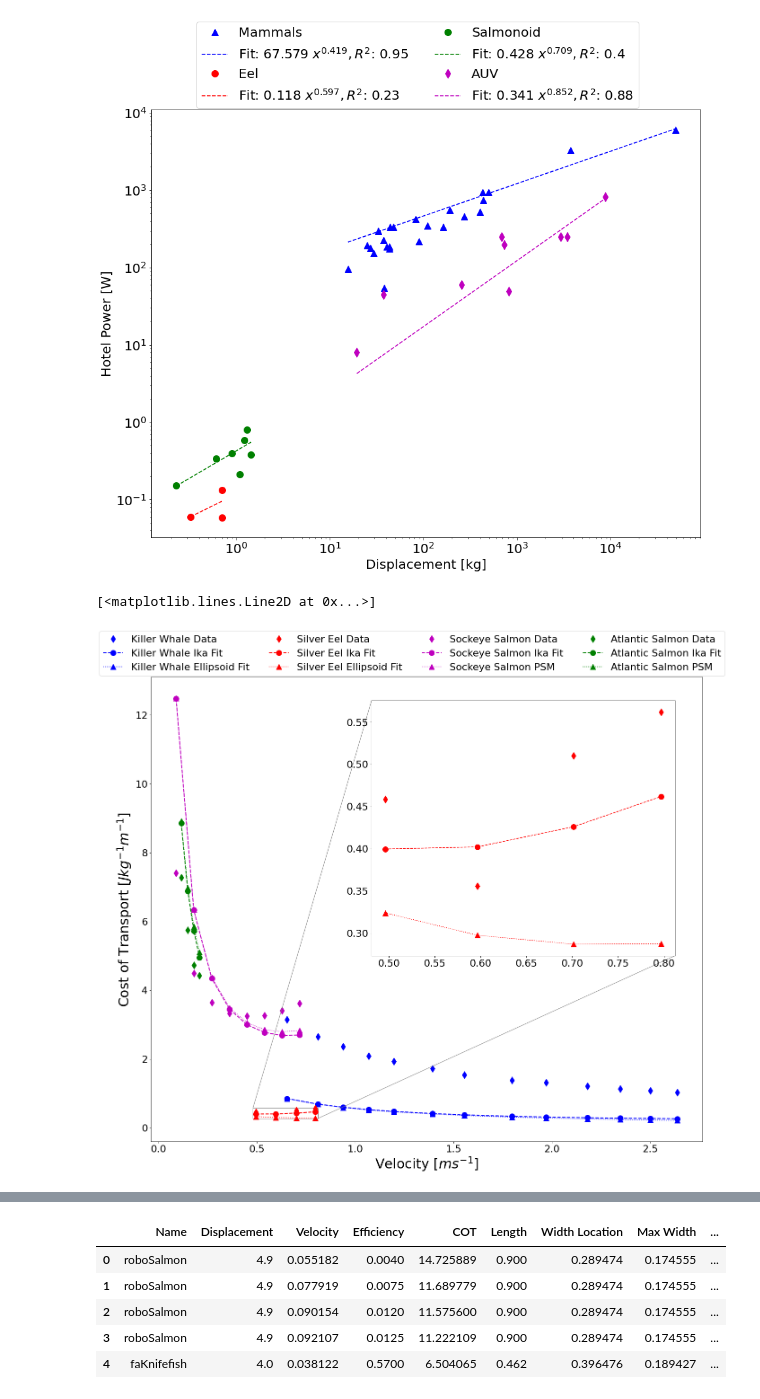
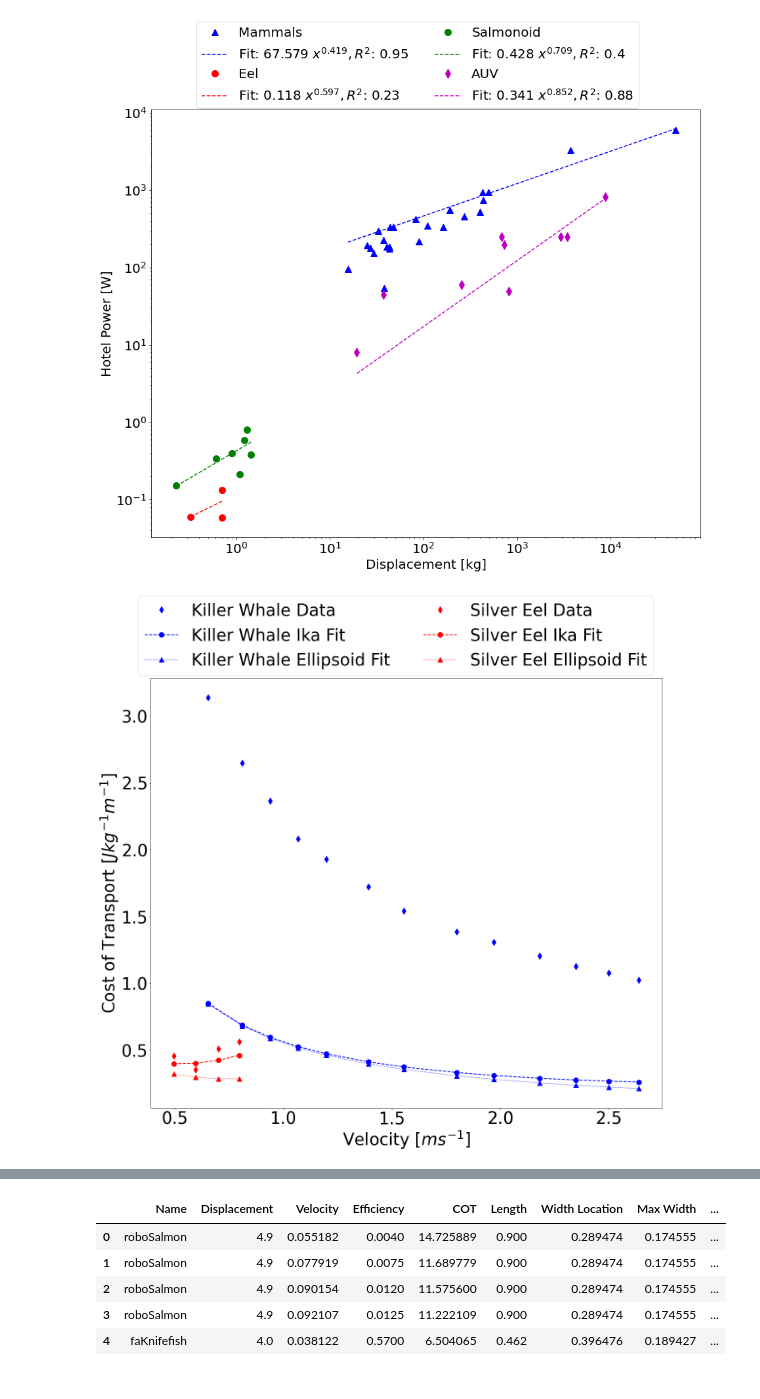
Before and after one commit to michaelcoe/Ika-Fit, a Jupyter notebook: fullCoTComparison.ipynb, the cells around one changed output, grey strips where cells are left out. Drawn from its saved outputs; the diff is of its cells as text; code cells hidden in the pictures.

```diff
--- a/fullCoTComparison.ipynb
+++ b/fullCoTComparison.ipynb
@@ -155,52 +155,24 @@ popt_kerala, r_sq_kerala = fit_data(kerala_cot["Velocity"].values, kerala_cot["C
 popt_sockeyeSalmon, r_sq_sockeyeSalmon = fit_data(sockeyeSalmon_cot["Velocity"].values, sockeyeSalmon_cot["COT_Raw"].values)
 popt_atlanticSalmon, r_sq_atlanticSalmon = fit_data(atlanticSalmon_cot["Velocity"].values, atlanticSalmon_cot["COT_Raw"].values)
 # %%
-plt.rcParams.update({'font.size': 22, 'lines.markersize':12})
+plt.rcParams.update({'font.size': 40, 'lines.markersize':12})
 fig4, ax4 = plt.subplots(figsize=(22,19))
 # Orca Data
 ax4.plot(killerWhale_cot["Velocity"], killerWhale_cot["COT_Raw"], 'bd', label='Killer Whale Data')
 #ax4.plot(killerWhale_cot["Velocity"].values, power_law(killerWhale_cot["Velocity"].values, *popt_orca), 'b-')
 ax4.plot(killerWhale_cot["Velocity"], killerWhale_cot["COT_calc"], 'bo--', label="Killer Whale Ika Fit", linewidth=2)
 ax4.plot(killerWhale_cot["Velocity"], killerWhale_cot["COT_Ellipse"], 'b^:', label="Killer Whale Ellipsoid Fit")
 
 # Silver Eel Data
 ax4.plot(silverEel_cot["Velocity"], silverEel_cot["COT_Raw"], 'rd', label='Silver Eel Data')
 #ax4.plot(silverEel_cot["Velocity"].values, power_law(silverEel_cot["Velocity"].values, *popt_silverEel), 'r-')
 ax4.plot(silverEel_cot["Velocity"], silverEel_cot["COT_calc"], 'ro--', label="Silver Eel Ika Fit", linewidth=2)
 ax4.plot(silverEel_cot["Velocity"], silverEel_cot["COT_Ellipse"], 'r^:', label="Silver Eel Ellipsoid Fit")
 
-# Sockeye Salmon Data
-ax4.plot(sockeyeSalmon_cot["Velocity"], sockeyeSalmon_cot["COT_Raw"], 'md', label='Sockeye Salmon Data')
-#ax4.plot(sockeyeSalmon_cot["Velocity"].values, power_law(sockeyeSalmon_cot["Velocity"].values, *popt_sockeyeSalmon), 'm-')
-ax4.plot(sockeyeSalmon_cot["Velocity"], sockeyeSalmon_cot["COT_calc"], 'mo--', label="Sockeye Salmon Ika Fit", linewidth=2)
-ax4.plot(sockeyeSalmon_cot["Velocity"], sockeyeSalmon_cot["COT_Ellipse"], 'm^:', label="Sockeye Salmon PSM")
+ax4.set_xlabel("Velocity [$ms^{-1}$]")
+ax4.set_ylabel("Cost of Transport $[Jkg^{-1}m^{-1}]$")
+ax4.legend(loc='best', ncol=2, bbox_to_anchor=(1.0, 1.21))
 
-# Atlantic Salmon Data
-ax4.plot(atlanticSalmon_cot["Velocity"], atlanticSalmon_cot["COT_Raw"], 'gd', label='Atlantic Salmon Data')
-#ax4.plot(atlanticSalmon_cot["Velocity"].values, power_law(atlanticSalmon_cot["Velocity"].values, *popt_atlanticSalmon), 'g-')
-ax4.plot(atlanticSalmon_cot["Velocity"], atlanticSalmon_cot["COT_calc"], 'go--', label='Atlantic Salmon Ika Fit', linewidth=2)
-ax4.plot(atlanticSalmon_cot["Velocity"], atlanticSalmon_cot["COT_Ellipse"], 'g^:', label="Atlantic Salmon PSM")
-
-ax4.set_xlabel("Velocity $[ms^{-1}]$", fontsize=30)
-ax4.set_ylabel("Cost of Transport $[Jkg^{-1}m^{-1}]$", fontsize=30)
-ax4.legend(loc='best', ncol=4, bbox_to_anchor=(1.05, 1.11))
-
-ax5 = plt.axes([0, 0, 1, 1])
-ip = InsetPosition(ax4, [0.4,0.4,0.55,0.55])
-ax5.set_axes_locator(ip)
-mark_inset(ax4, ax5, loc1=2, loc2=4, fc="none", ec='0.5')
-
-#ax5.plot(killerWhale_cot["Velocity"], killerWhale_cot["COT_Raw"], 'bd')
-#ax5.plot(killerWhale_cot["Velocity"].values, power_law(killerWhale_cot["Velocity"].values, *popt_orca), 'b-', label='Killer Whale Data')
-#ax5.plot(killerWhale_cot["Velocity"], killerWhale_cot["COT_Ellipse"], 'bd:', label="Killer Whale Ellipsoid Fit")
-#ax5.plot(killerWhale_cot["Velocity"], killerWhale_cot["COT_calc"], 'bd--', label="Killer Whale Ika Fit")
-
-ax5.plot(silverEel_cot["Velocity"], silverEel_cot["COT_Raw"], 'rd')
-#ax5.plot(silverEel_cot["Velocity"].values, power_law(silverEel_cot["Velocity"].values, *popt_silverEel), 'r-')
-ax5.plot(silverEel_cot["Velocity"], silverEel_cot["COT_Ellipse"], 'r^:')
-ax5.plot(silverEel_cot["Velocity"], silverEel_cot["COT_calc"], 'ro--')
-
-#fig4.savefig(Path(figurePath).joinpath('Full_COT.pdf'), facecolor='w', bbox_inches='tight', dpi=300)
+fig4.savefig(Path(figurePath).joinpath('Full_COT_orca.pdf'), facecolor='w', bbox_inches='tight', dpi=300)
 # %% [output]
-[<matplotlib.lines.Line2D at 0x...>]
-[figure, old version]
+[figure, new version]
```
Also changed, not shown: parts of 3 cells of this notebook, 12 other files.
